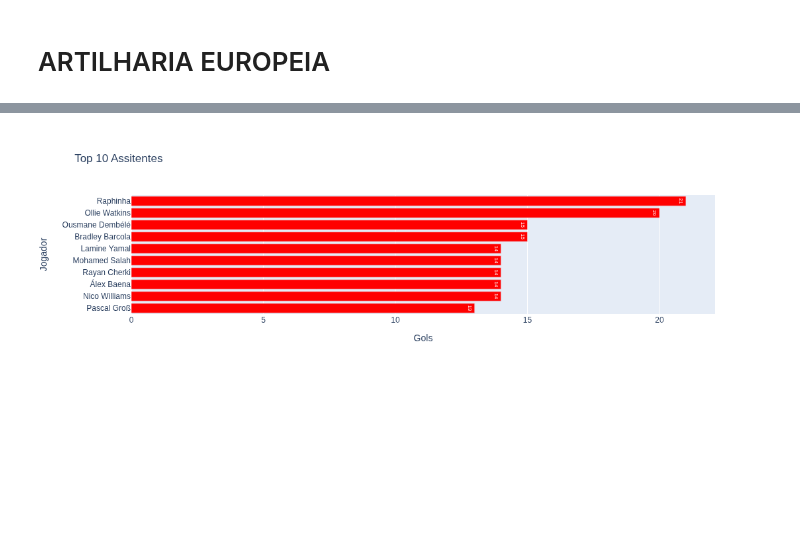
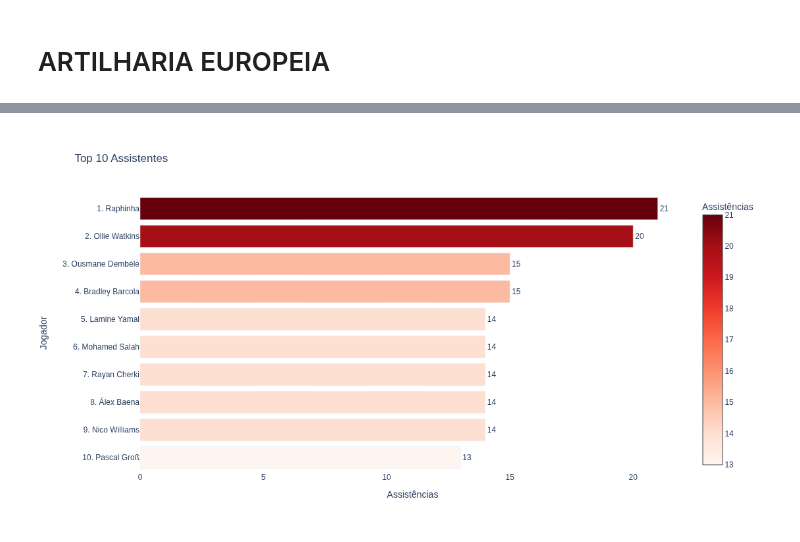
Before and after one commit to wallingson12/web_scrapping_top_ligas, a Jupyter notebook: Web scrapping - Artilharia europeia.ipynb, the cells around one changed output, grey strips where cells are left out. Drawn from its saved outputs; the diff is of its cells as text; code cells hidden in the pictures; blank space fills up the shorter version.

Commit message:
Atualizando visual

```diff
--- a/Web scrapping - Artilharia europeia.ipynb
+++ b/Web scrapping - Artilharia europeia.ipynb
@@ -189,47 +77,68 @@ Passing literal html to 'read_html' is deprecated and will be removed in a futur
 # %%
-# Concatenar os DataFrames verticalmente
-assistencias_geral = pd.concat([assistencias_eng, assistencias_FA_CUP, assistencias_esp, assistencias_rey,
-                              assistencias_ita, assistencias_calcio_cup, assistencias_fra, assistencias_fra_cup,
-                              assistencias_champions, assistencias_euro_league])
+import pandas as pd
+import plotly.graph_objects as go
 
-# Agrupar por nome e somar os valores da coluna 'A'
-assistencias_geral = assistencias_geral.groupby('Nome').sum().reset_index()
+# Concatenar os DataFrames
+assistencias_geral = pd.concat([
+    assistencias_eng, assistencias_FA_CUP, assistencias_esp, assistencias_rey,
+    assistencias_ita, assistencias_calcio_cup, assistencias_fra, assistencias_fra_cup,
+    assistencias_champions, assistencias_euro_league
+])
 
-# Ordenar o DataFrame resultante com base na coluna 'A' em ordem decrescente
+# Agrupar por nome e somar as colunas numéricas
+assistencias_geral = assistencias_geral.groupby('Nome')[['P', 'A']].sum().reset_index()
+
+# Ordenar por número de assistências
 assistencias_geral.sort_values('A', ascending=False, inplace=True)
 
-# Redefinir a coluna 'POS' para iniciar do número 1
+# Redefinir a posição
 assistencias_geral['POS'] = range(1, len(assistencias_geral) + 1)
 
-# Reordenar as colunas
+# Reordenar colunas
 assistencias_geral = assistencias_geral[['POS', 'Nome', 'P', 'A']]
 
-# Selecionar apenas os dez primeiros jogadores
-top_10 = assistencias_geral.head(10)
+# Top 10
+top_10 = assistencias_geral.head(10).copy()
+top_10 = top_10[::-1].reset_index(drop=True)
 
-# Inverter a ordem dos dados para exibir do maior para o menor
-top_10 = top_10[::-1]
+# Adicionar posição ao nome
+top_10['Nome'] = top_10['POS'].astype(str) + '. ' + top_10['Nome']
 
+# Calcular média por jogo
+top_10['Media'] = top_10['A'] / top_10['P']
 
-# Criar o gráfico de barras horizontais
+# Criar o gráfico
 fig = go.Figure(go.Bar(
-    x=top_10['A'],  # Usando o número de gols como eixo x
-    y=top_10['Nome'],  # Usando o nome do jogador como eixo y
-    orientation='h',  # Definindo a orientação como horizontal
-    marker=dict(color='red'),  # Alterando a cor das barras para vermelho
-    text=top_10['A'],  # Definindo o texto como o número de gols
-    textposition='auto',  # Posicionando o texto automaticamente
+    x=top_10['A'],
+    y=top_10['Nome'],
+    orientation='h',
+    marker=dict(
+        color=top_10['A'],
+        colorscale='Reds',
+        showscale=True,
+        colorbar=dict(title='Assistências')
+    ),
+    text=top_10['A'],
+    textposition='outside',
+    customdata=top_10[['P', 'Media']],
+    hovertemplate=(
+        '<b>%{y}</b><br>' +
+        'Assistências: %{x}<br>' +
+        'Partidas: %{customdata[0]}<br>' +
+        'Média por jogo: %{customdata[1]:.2f}<extra></extra>'
+    )
 ))
 
-# Personalizar o layout do gráfico
+# Layout
 fig.update_layout(
-    title='Top 10 Assitentes',
-    xaxis_title='Gols',
+    title=f'Top 10 Assistentes',
+    xaxis_title='Assistências',
     yaxis_title='Jogador',
+    height=600,
+    plot_bgcolor='white'
 )
 
-# Mostrar o gráfico
 fig.show()
 # %% [output]
-[figure, old version]
+[figure, new version]
 # %%
```
Also changed, not shown: parts of 8 cells of this notebook.
